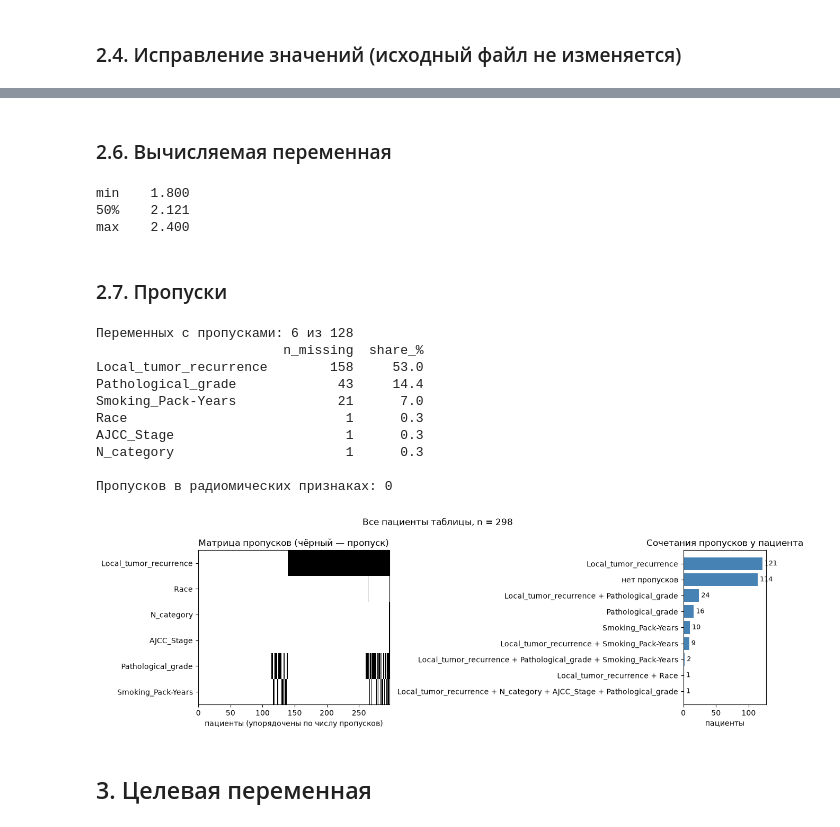
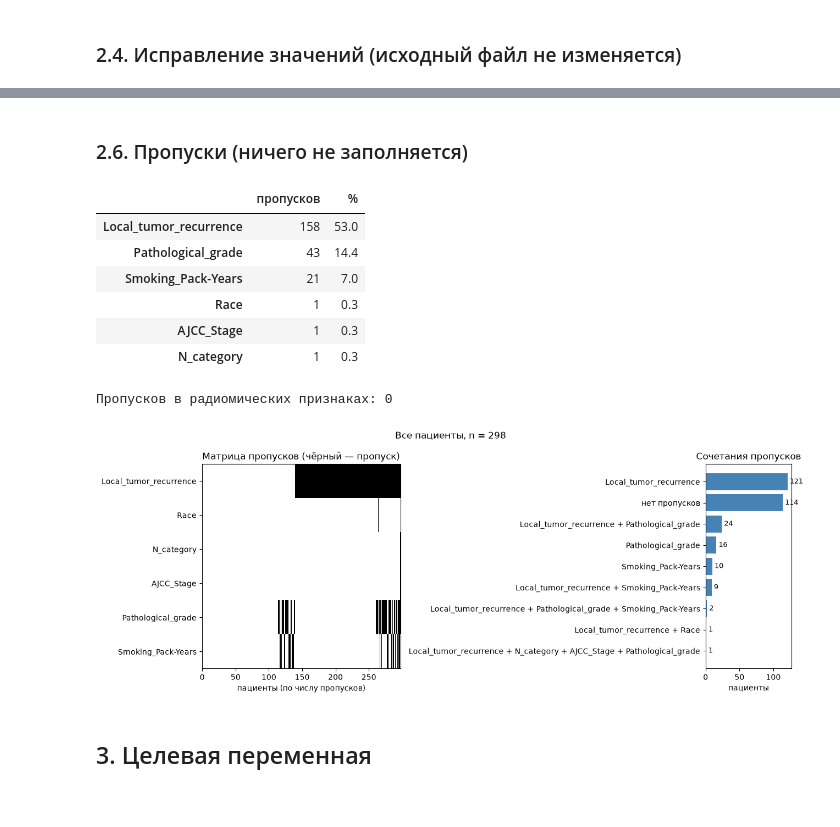
Before and after one commit to a1pha-dev/SS-Computationaloncology, a Jupyter notebook: w4/practice.ipynb, the cells around one changed output, grey strips where cells are left out. Drawn from its saved outputs; the diff is of its cells as text; code cells hidden in the pictures.

```diff
--- a/w4/practice.ipynb
+++ b/w4/practice.ipynb
@@ -184,33 +151,25 @@ df = src.copy()
 log = []
 
 def fix(mask, col, new, reason):
-    n = int(mask.sum())
     for pid, old in zip(df.loc[mask, ID], df.loc[mask, col]):
-        log.append({ID: pid, "variable": col, "old": old, "new": new, "reason": reason})
+        log.append({ID: pid, "переменная": col, "было": old, "стало": new, "причина": reason})
     df.loc[mask, col] = new
-    return n
 
-# 1) служебный код 'X' («не может быть оценена») -> единая отметка пропуска
+# 1) служебный код X («не может быть оценена») -> пропуск
 for c in ["N_category", "AJCC_Stage"]:
-    fix(df[c] == "X", c, np.nan, "служебный код X -> пропуск")
+    fix(df[c] == "X", c, np.nan, "служебный код X")
 # 2) стадия однозначно восстанавливается по T и N (AJCC 7)
 exp = pd.Series([ajcc7_stage(t, n) for t, n in zip(df.T_category, df.N_category)], index=df.index)
-bad = exp.notna() & df.AJCC_Stage.notna() & (exp != df.AJCC_Stage)
-for idx in df.index[bad]:
-    fix(df.index == idx, "AJCC_Stage", exp[idx], "стадия противоречит T и N, пересчитана по AJCC 7")
-# 3) 0 пачко-лет у курящих/бывших курильщиков — противоречие, верное значение не восстановимо -> пропуск
+for idx in df.index[exp.notna() & df.AJCC_Stage.notna() & (exp != df.AJCC_Stage)]:
+    fix(df.index == idx, "AJCC_Stage", exp[idx], "противоречит T и N")
+# 3) 0 пачко-лет у курящих/бывших курильщиков: верное значение не восстановимо -> пропуск
 fix((df.Smoking_status_at_diagnosis != "Never") & (df["Smoking_Pack-Years"] == 0), "Smoking_Pack-Years", np.nan,
-    "0 пачко-лет при статусе Current/Former -> пропуск")
+    "0 при Current/Former")
 
 log = pd.DataFrame(log)
-print(log.to_string(index=False))
-print()
-changed = log.groupby("variable").size().rename("изменено значений")
-print(changed.to_string())
-print(f"Всего изменено значений: {len(log)}")
-print()
-blank = {c: int((raw[c] == "").sum()) for c in raw.columns if (raw[c] == "").any()}
-print("Пустые ячейки исходного файла, прочитанные как пропуск (NaN):", blank)
-assert pd.read_csv(SRC_CSV).equals(src), "исходный файл изменился"
-print("Исходный файл не изменён:", True)
+display(log)
+changed = log.groupby("переменная").size()
+print("Изменено значений:", changed.to_dict(), "| всего", len(log))
+assert pd.read_csv(SRC_CSV).equals(src)
+print("Исходный файл не изменён")
 # %% [output]
@@ -248,55 +202,44 @@ print("Распознаются как даты:", [c for c in raw.columns
 # %% [markdown]
-### 2.6. Вычисляемая переменная
+### 2.6. Пропуски (ничего не заполняется)
-# %%
-df["Dose_per_fraction"] = (df.Total_prescribed_Radiation_treatment_dose / df["#_Radiation_treatment_fractions"]).round(3)
-print(df.Dose_per_fraction.describe()[["min", "50%", "max"]].to_string())
-# %% [output]
-min    1.800
-50%    2.121
-max    2.400
-# %% [markdown]
-### 2.7. Пропуски
 # %%
-miss = pd.DataFrame({"n_missing": df.isna().sum(), "share_%": (df.isna().mean() * 100).round(1)})
-miss = miss[miss.n_missing > 0].sort_values("n_missing", ascending=False)
-print(f"Переменных с пропусками: {len(miss)} из {df.shape[1]}")
-print(miss.to_string())
-print()
+def missing_table(frame):
+    m = pd.DataFrame({"пропусков": frame.isna().sum(), "%": (frame.isna().mean() * 100).round(1)})
+    return m[m["пропусков"] > 0].sort_values("пропусков", ascending=False)
+
+display(missing_table(df))
 print(f"Пропусков в радиомических признаках: {int(df[radiomic_cols].isna().sum().sum())}")
 # %% [output]
+|  | пропусков | % |
+| Local_tumor_recurrence | 158 | 53.0 |
+| Pathological_grade | 43 | 14.4 |
+| Smoking_Pack-Years | 21 | 7.0 |
+| Race | 1 | 0.3 |
+| AJCC_Stage | 1 | 0.3 |
+| N_category | 1 | 0.3 |
-Переменных с пропусками: 6 из 128
-                        n_missing  share_%
-Local_tumor_recurrence        158     53.0
-Pathological_grade             43     14.4
-Smoking_Pack-Years             21      7.0
-Race                            1      0.3
-AJCC_Stage                      1      0.3
-N_category                      1      0.3
-
 Пропусков в радиомических признаках: 0
 # %%
 def plot_missing(frame, title):
     cols = frame.columns[frame.isna().any()]
     m = frame[cols].isna()
     order = m.sum(axis=1).sort_values(kind="stable").index
-    fig, (ax1, ax2) = plt.subplots(1, 2, figsize=(13, 4.2), gridspec_kw={"width_ratios": [3, 1.3]})
+    fig, (ax1, ax2) = plt.subplots(1, 2, figsize=(13, 0.5 * len(cols) + 2), gridspec_kw={"width_ratios": [3, 1.3]})
     ax1.imshow(m.loc[order].T.to_numpy(), aspect="auto", cmap="Greys", interpolation="nearest")
     ax1.set_yticks(range(len(cols)), cols)
-    ax1.set_xlabel("пациенты (упорядочены по числу пропусков)")
+    ax1.set_xlabel("пациенты (по числу пропусков)")
     ax1.set_title("Матрица пропусков (чёрный — пропуск)")
     combos = m.apply(lambda r: " + ".join(c for c, v in r.items() if v) or "нет пропусков", axis=1).value_counts()
     ax2.barh(combos.index[::-1], combos.values[::-1], color="steelblue")
     for y, v in enumerate(combos.values[::-1]):
         ax2.text(v, y, f" {v}", va="center", fontsize=9)
-    ax2.set_title("Сочетания пропусков у пациента")
+    ax2.set_title("Сочетания пропусков")
     ax2.set_xlabel("пациенты")
     fig.suptitle(title)
     fig.tight_layout()
     plt.show()
 
-plot_missing(df[clinical_cols + ["Dose_per_fraction"]], f"Все пациенты таблицы, n = {len(df)}")
+plot_missing(df[clinical_cols + ["Dose_per_fraction"]], f"Все пациенты, n = {len(df)}")
 # %% [output]
-[figure, old version]
+[figure, new version]
 # %% [markdown]
 ## 3. Целевая переменная
 # %%
```
Also changed, not shown: parts of 24 cells of this notebook, 5 other files.
